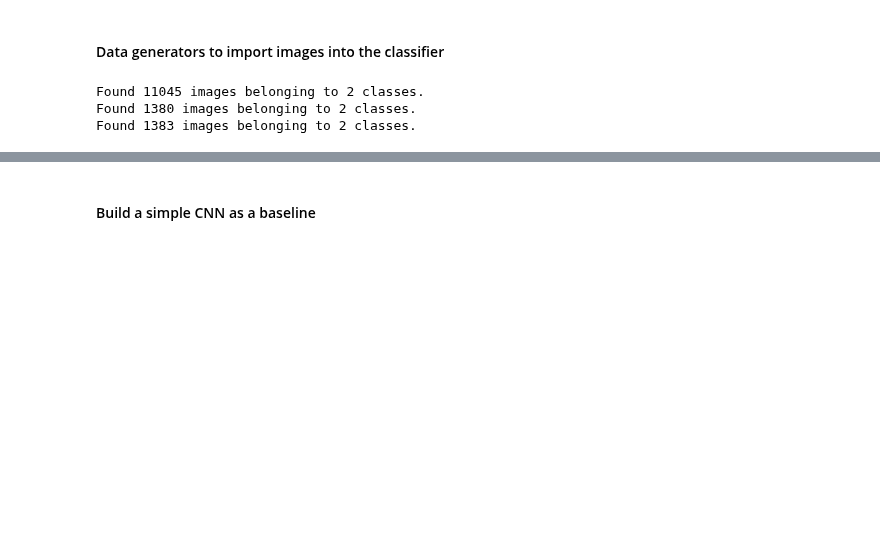
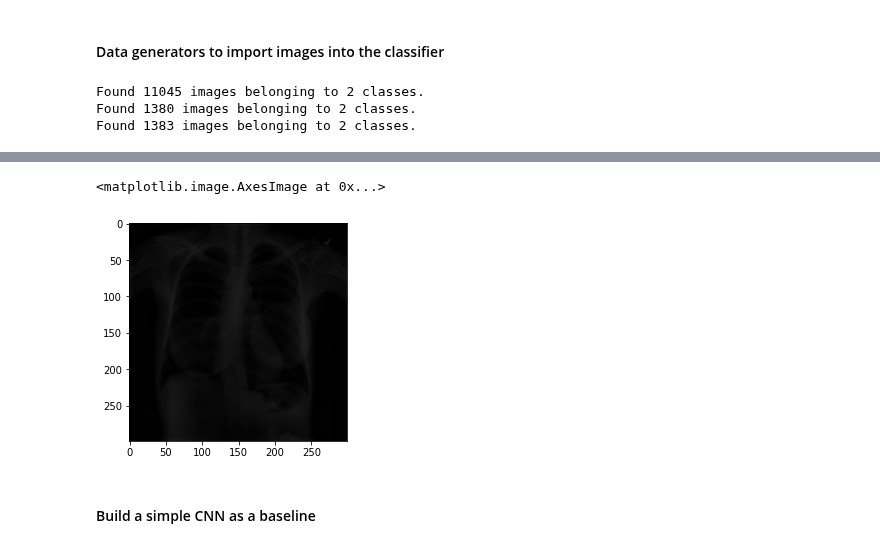
Before and after one commit to karencfisher/COVID19, a Jupyter notebook: notebooks/covidradio_weighted_baseline.ipynb, the cells around one changed output, grey strips where cells are left out. Drawn from its saved outputs; the diff is of its cells as text; code cells hidden in the pictures; blank space fills up the shorter version.

```diff
--- a/notebooks/covidradio_weighted_baseline.ipynb
+++ b/notebooks/covidradio_weighted_baseline.ipynb
@@ -77,7 +77,7 @@ plt.title('Prevalence of Classes');
 # %% [markdown]
 #### Data generators to import images into the classifier
 # %%
-datagen = ImageDataGenerator(rescale=1./255.)
+datagen = ImageDataGenerator(preprocessing_function=util.preprocess_images)
 
 train_path = os.path.join(data_path, 'train')
 train_gen = datagen.flow_from_directory(directory=train_path,
@@ -87,7 +87,7 @@ train_gen = datagen.flow_from_directory(directory=train_path,
                     class_mode='binary',
                     classes = classes)
 
-valid_path = os.path.join(data_path, 'valid')
+valid_path = os.path.join(data_path, 'validation')
 valid_gen = datagen.flow_from_directory(directory=valid_path,
                     target_size=(299, 299),
                     batch_size=32,
@@ -106,3 +106,5 @@ test_gen = datagen.flow_from_directory(directory=test_path,
 Found 11045 images belonging to 2 classes.
 Found 1380 images belonging to 2 classes.
 Found 1383 images belonging to 2 classes.
+# %%
+img, label = next(train_gen)
@@ -109,3 +129,8 @@ Found 1383 images belonging to 2 classes.
+# %%
+plt.imshow(img[12].astype(np.uint32), cmap='gray')
+# %% [output]
+<matplotlib.image.AxesImage at 0x...>
+[figure, added]
 # %% [markdown]
 #### Build a simple CNN as a baseline
 # %%
```
Also changed, not shown: parts of 3 cells of this notebook.
